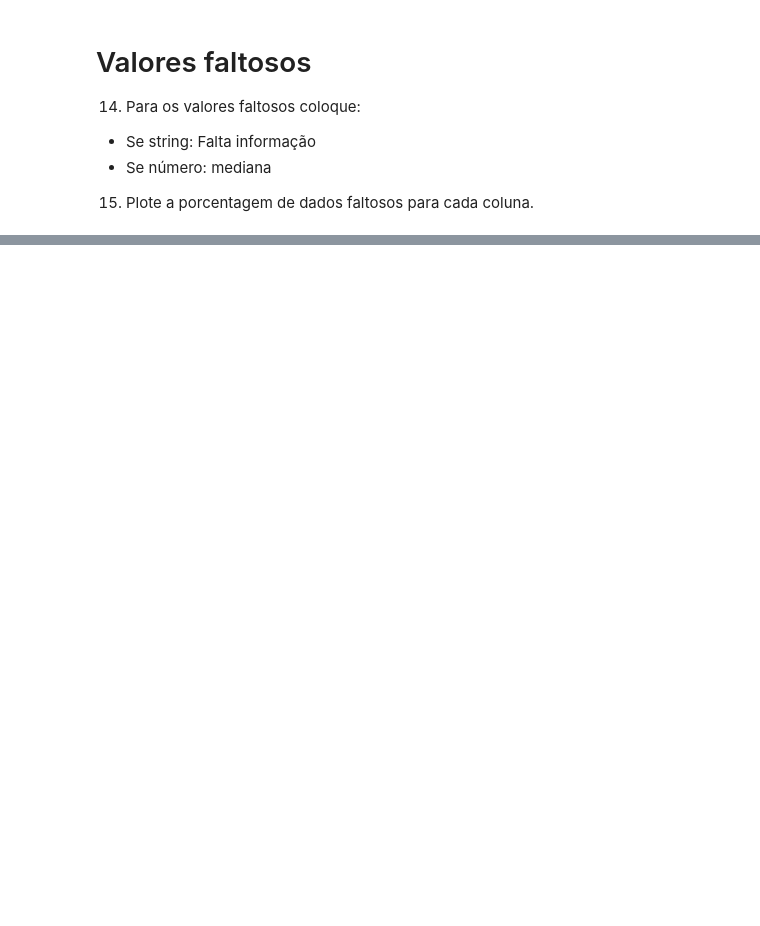
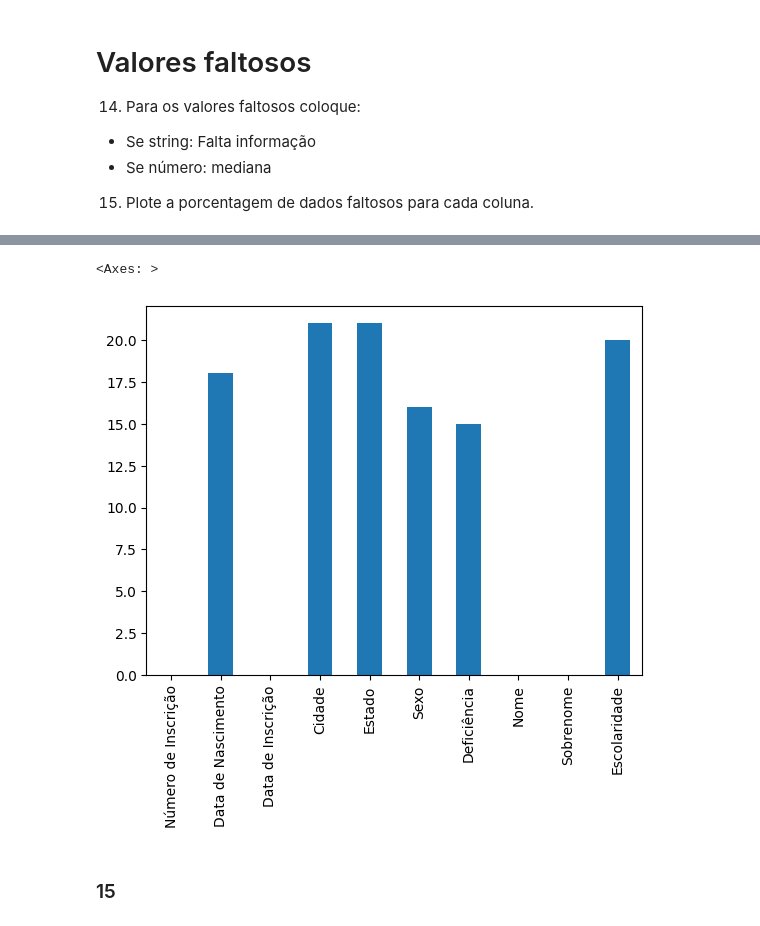
Before and after one commit to pizza2u/DataAnalytic_Womakers, a Jupyter notebook: Python/+Exemplos/Pandas/Pandas.ipynb, the cells around one changed output, grey strips where cells are left out. Saved outputs shown, nothing was run; the diff lists cells and outputs as text; code cells hidden in the pictures; blank space fills up the shorter version.

```diff
--- a/Python/+Exemplos/Pandas/Pandas.ipynb
+++ b/Python/+Exemplos/Pandas/Pandas.ipynb
@@ -132,0 +174,2 @@ df_concurso.head()
+# %%
+df_10_primeiros=df_concurso.set_index('Data de Inscrição').sort_index()[:10]
@@ -132,0 +207,14 @@ df_concurso.head()
+# %%
+def calcular_idade(data_nascimento):
+    data_nascimento = pd.to_datetime(data_nascimento)
+    hoje = datetime.now()  # Usa datetime.now() para obter a data atual
+    idade = hoje.year - data_nascimento.year - ((hoje.month, hoje.day) < (data_nascimento.month, data_nascimento.day))
+    return idade
+
+# Adicionar a coluna 'Idade'
+df_concurso['Idade'] = df_concurso['Data de Nascimento'].apply(calcular_idade)
+
+media_idade_por_estado = df_concurso.groupby('Estado')['Idade'].mean()
+print("Média de idade por estado:")
+for estado, media_idade in media_idade_por_estado.items():
+    print(f"{estado}: {media_idade:.0f}")
@@ -168,0 +286,10 @@ Temos como base inscrições em um concurso público, utilizando indexação ret
+# %%
+df_concurso['Data de Nascimento'] = pd.to_datetime(df_concurso['Data de Nascimento'], errors='coerce')
+
+data_limite = pd.Timestamp('1995-01-01')
+
+pessoas_antes_1995 = df_concurso[df_concurso['Data de Nascimento'] < data_limite]
+
+quantidade_pessoas_antes_1995 = pessoas_antes_1995.shape[0]
+
+print(f"Quantidade de pessoas que nasceram antes de 1995: {quantidade_pessoas_antes_1995}")
@@ -168,0 +300,6 @@ Temos como base inscrições em um concurso público, utilizando indexação ret
+# %%
+df_concurso['Idade'] = df_concurso['Data de Nascimento'].apply(calcular_idade)
+
+dados_inscritos = df_concurso[['Número de Inscrição', 'Nome', 'Idade']]
+
+print(dados_inscritos)
@@ -175,0 +361,7 @@ Temos como base inscrições em um concurso público, utilizando indexação ret
+# %%
+df_concurso.isna().sum().plot(kind='bar')
+# %% [output]
+<Axes: >
+[figure, added]
+# %% [markdown]
+### 15
```
Also changed, not shown: parts of 41 cells of this notebook, 1 other file.
